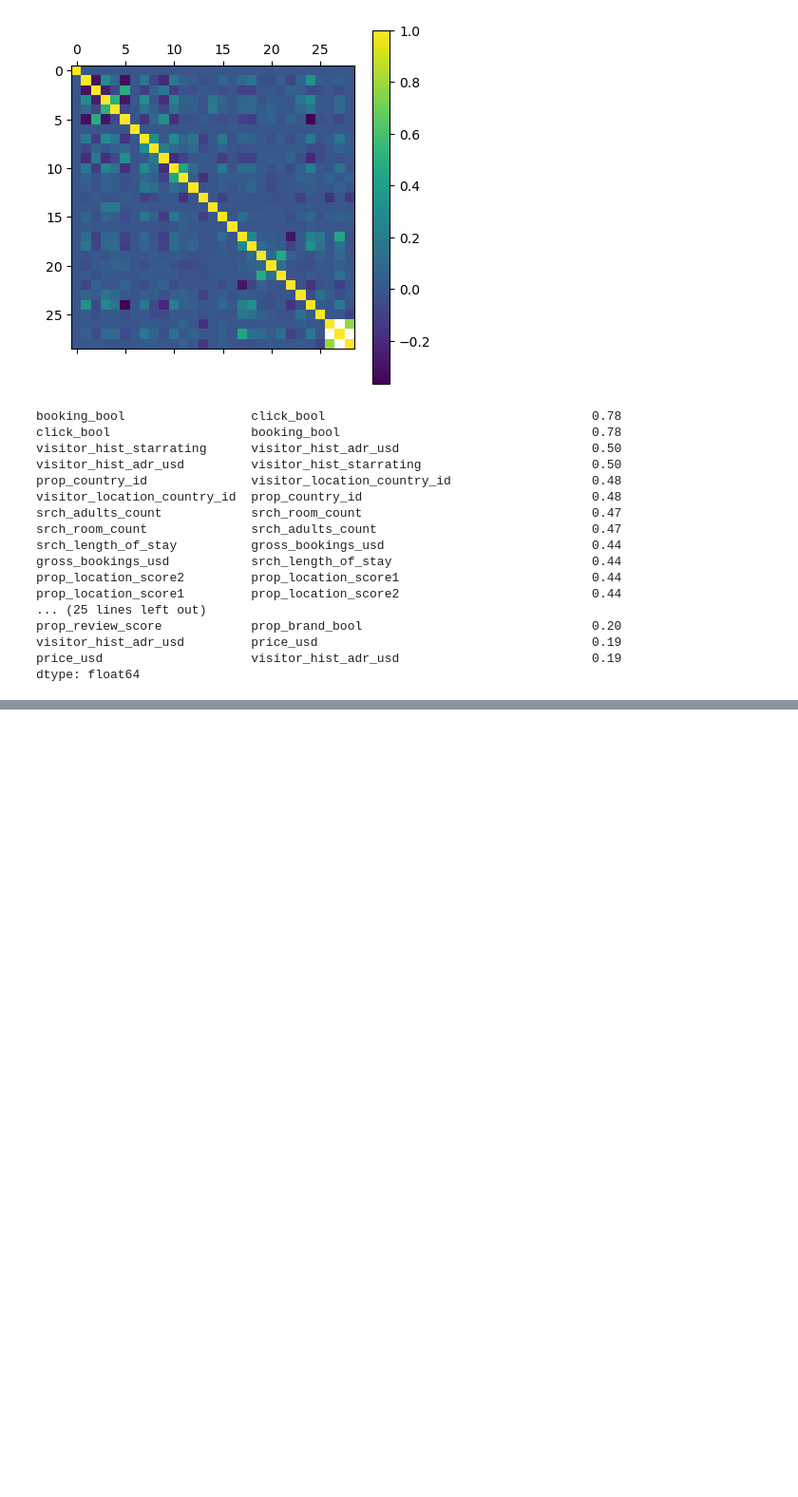
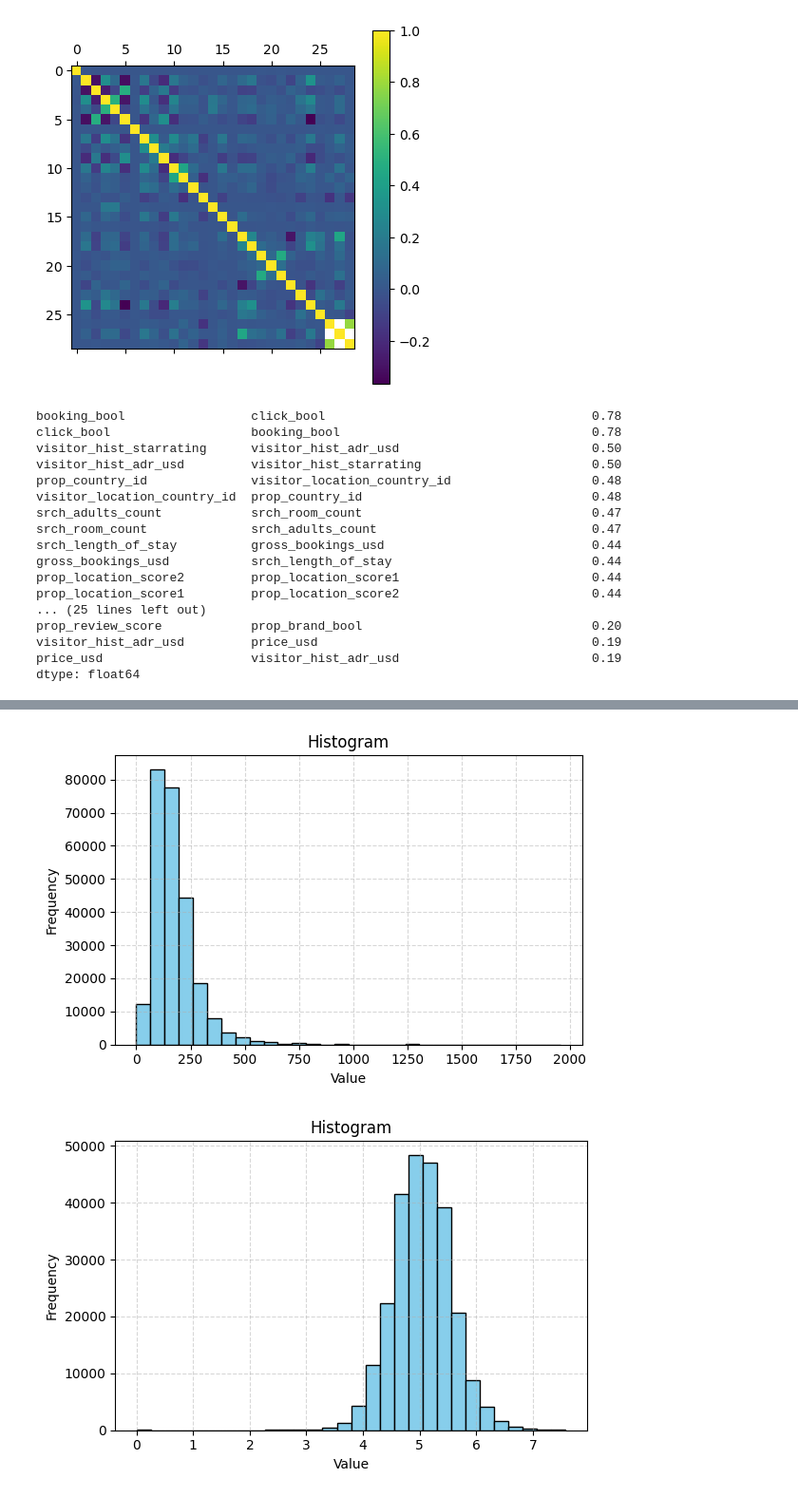
Before and after one commit to hongqianx/DataMining, a Jupyter notebook: Assignment 2/Task2.ipynb, the cells around one changed output, grey strips where cells are left out. Shown at 95% size. Drawn from its saved outputs; the diff is of its cells as text; code cells hidden in the pictures; blank space fills up the shorter version.

```diff
--- a/Assignment 2/Task2.ipynb
+++ b/Assignment 2/Task2.ipynb
@@ -1,6 +1,7 @@
 # %%
 import logging
 import pandas as pd
+import numpy as np
 import matplotlib.pyplot as plt
 import math
 
@@ -24,7 +25,7 @@ def trim_outliers(data, columns, upper_percent=0.99):
 
 
 # draw one box plot for multiple columns
-def box_plot(data, columns, fig_path):
+def box_plot_cols(data, columns, fig_path):
     data[columns].plot(kind='box', figsize=(8, 5), vert=False, patch_artist=True,
                                 boxprops=dict(facecolor='lightblue', color='gray'),
                                 medianprops=dict(color='red'),
@@ -38,16 +39,17 @@ def box_plot(data, columns, fig_path):
     plt.clf()
 
 # draw single histogram for column
-def hist_plot(column, fig_path):
-    plt.figure(figsize=(8, 5))
-    plt.hist(column.dropna(), bins=30, color='skyblue', edgecolor='black')
+def hist_plot(column, data):
+    plt.figure(figsize=(6, 4))
+    plt.hist(data[column].dropna(), bins=30, color='skyblue', edgecolor='black')
     plt.title('Histogram')
     plt.xlabel('Value')
     plt.ylabel('Frequency')
     plt.grid(True, linestyle='--', alpha=0.5)
     plt.tight_layout()
-    plt.savefig(fig_path, dpi=300)
-    plt.clf()
+    plt.show()
+    # plt.savefig(fig_path, dpi=300)
+    # plt.clf()
 
 # draw multiple histogram for columns
 def multi_hist_plot(columns, fig_path, data):
@@ -116,6 +118,14 @@ def plot_boxplots(df, cols_to_plot, save_loc=None):
         plt.savefig(save_loc)
     else:
         plt.show()
+
+def box_plot(data, column):
+    plt.figure(figsize=(6, 4))
+    plt.boxplot(data[column].dropna(), vert=True)
+    plt.title('Boxplot')
+    plt.ylabel('Value')
+    plt.grid(True, linestyle='--', alpha=0.5)
+    plt.show()
 # %%
 # Import dataset
 input_data = r"../input/training_set_VU_DM.csv"
@@ -348,0 +374,7 @@ dtype: float64
+# %%
+df['date_time'] = pd.to_datetime(df['date_time'])
+start = df['date_time'].min()
+end = df['date_time'].max()
+print(f'The search time period start from {start} to {end}')
+# df['date'] = df['date_time'].dt.date
+# df['time'] = df['date_time'].dt.time
@@ -348,0 +383,9 @@ dtype: float64
+# %%
+# outliers
+# log transform price, min price is 0, so we use log(x+1)
+df['visitor_hist_adr_usd_log'] = np.log1p(df['visitor_hist_adr_usd'])
+hist_plot(column='visitor_hist_adr_usd', data=df)
+hist_plot(column='visitor_hist_adr_usd_log', data=df)
+# %% [output]
+[figure, added]
+[figure, added]
```
Also changed, not shown: parts of 8 cells of this notebook, 1 other file.
